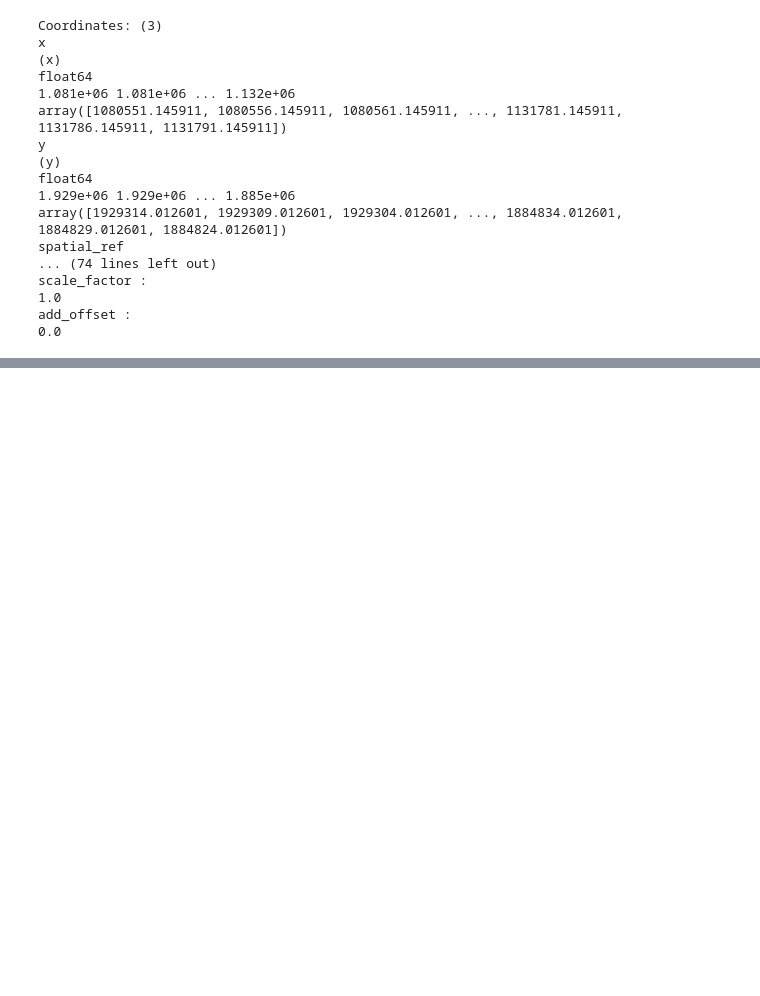
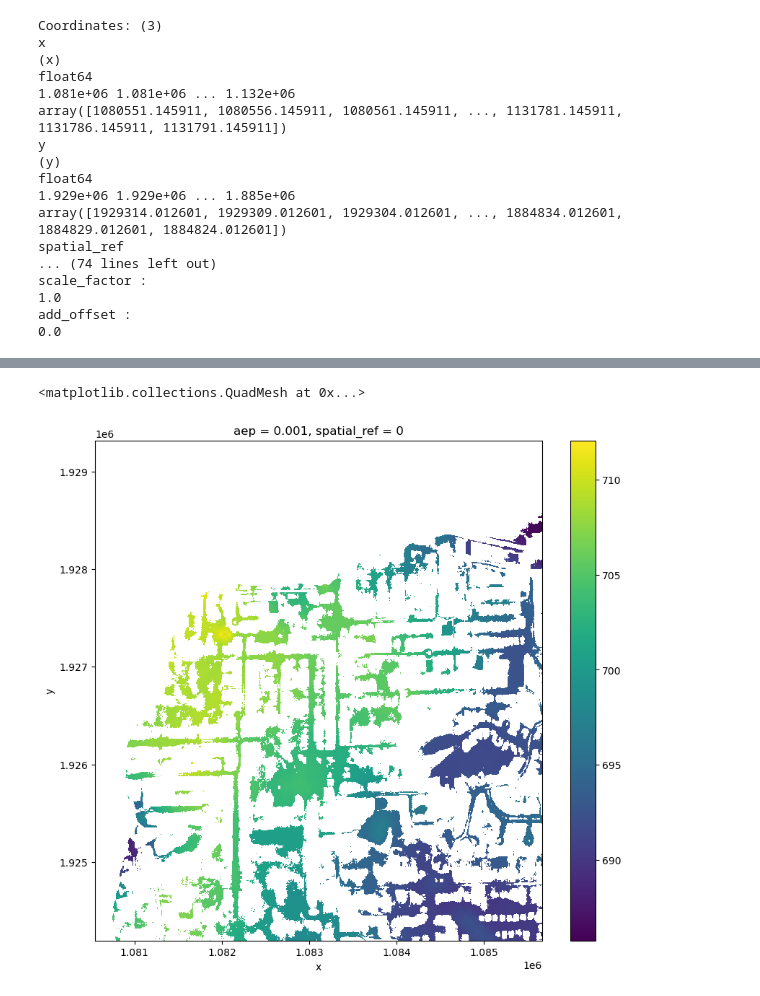
Before and after one commit to arc-pts/ffrd-grid-concept, a Jupyter notebook: 05-interpolate.ipynb, the cells around one changed output, grey strips where cells are left out. Saved outputs shown, nothing was run; the diff lists cells and outputs as text; code cells hidden in the pictures; blank space fills up the shorter version.

```diff
--- a/05-interpolate.ipynb
+++ b/05-interpolate.ipynb
@@ -104,0 +86,18 @@ Coordinates:
+# %%
+n_chunks = 2
+chunk_width = 512
+x_start = 0
+y_start = 0
+x_size = chunk_width * n_chunks
+y_size = chunk_width * n_chunks
+x_end = x_start + x_size
+y_end = y_start + y_size
+y_slice = slice(y_start, y_start + chunk_width * n_chunks)
+da_template = xr.DataArray(np.empty((len(wsel_da.aep), y_size, x_size)), dims=['aep', 'y', 'x'],
+                           attrs=terrain_da.attrs, coords={
+    'y': terrain_da.y[x_start:x_end],
+    'x': terrain_da.x[y_start:y_end],
+    'aep': wsel_ds.aep,
+    'spatial_ref': terrain_da.spatial_ref,
+}).chunk({'x': chunk_width,'y': chunk_width,  'aep': len(wsel_ds.aep)})
+da_template
@@ -108,22 +132,32 @@ from sklearn.neighbors import KDTree
 # Define KDTree with your data points
 tree = KDTree(ras_cell_coords)  # X is your array of points [n_samples, n_features]
 
-def select_nearest_points(coords, radius):
+def select_nearest_points(coords, radius, aep):
     """Selects nearest data points for given coordinates within a specified radius."""
+
     # Indices of the points within radius for each coord
     nearest = tree.query_radius(coords, r=radius)
     ind = np.unique(np.concatenate(nearest))
+
+    # If no points are found, return empty arrays
     if len(ind) == 0:
         return np.empty((0, 2)), np.empty((0,))
 
+    # If only one point is found, return it
     elif len(ind) == 1:
         nearest_point = ras_cell_coords[ind]
-        nearest_value = wsel[ind]
+        nearest_value = wsel_da.sel(index=ind, aep=aep).values[0]
+        if np.isnan(nearest_value):
+            return np.empty((0, 2)), np.empty((0,))
         return [nearest_point], [nearest_value]
 
     # Select the nearest points and their corresponding values
     nearest_points = ras_cell_coords[ind]
-    nearest_values = wsel[ind]
+    nearest_values = wsel_da.sel(index=ind, aep=aep).values
+
+    # Remove points with NaN values
+    nearest_points = nearest_points[~np.isnan(nearest_values)]
+    nearest_values = nearest_values[~np.isnan(nearest_values)]
 
     return nearest_points, nearest_values
 # %%
@@ -222,0 +194,3 @@ ds_interpolated.wsel.where(depth_da > 0).isel(x=slice(3000,3500), y=slice(2000,2
+# %%
+result_da = terrain_da.isel(x=slice(x_start, x_end), y=slice(y_start, y_end)).map_blocks(interpolate_block, template=da_template)
+result_da
@@ -222,0 +240,3 @@ ds_interpolated.wsel.where(depth_da > 0).isel(x=slice(3000,3500), y=slice(2000,2
+# %%
+result_da = result_da.compute()
+result_da
@@ -222,0 +261,5 @@ ds_interpolated.wsel.where(depth_da > 0).isel(x=slice(3000,3500), y=slice(2000,2
+# %%
+result_da.sel(aep=0.001).plot(figsize=(10, 9))
+# %% [output]
+<matplotlib.collections.QuadMesh at 0x...>
+[figure, added]
```
Also changed, not shown: parts of 16 cells of this notebook, 1 other file.
